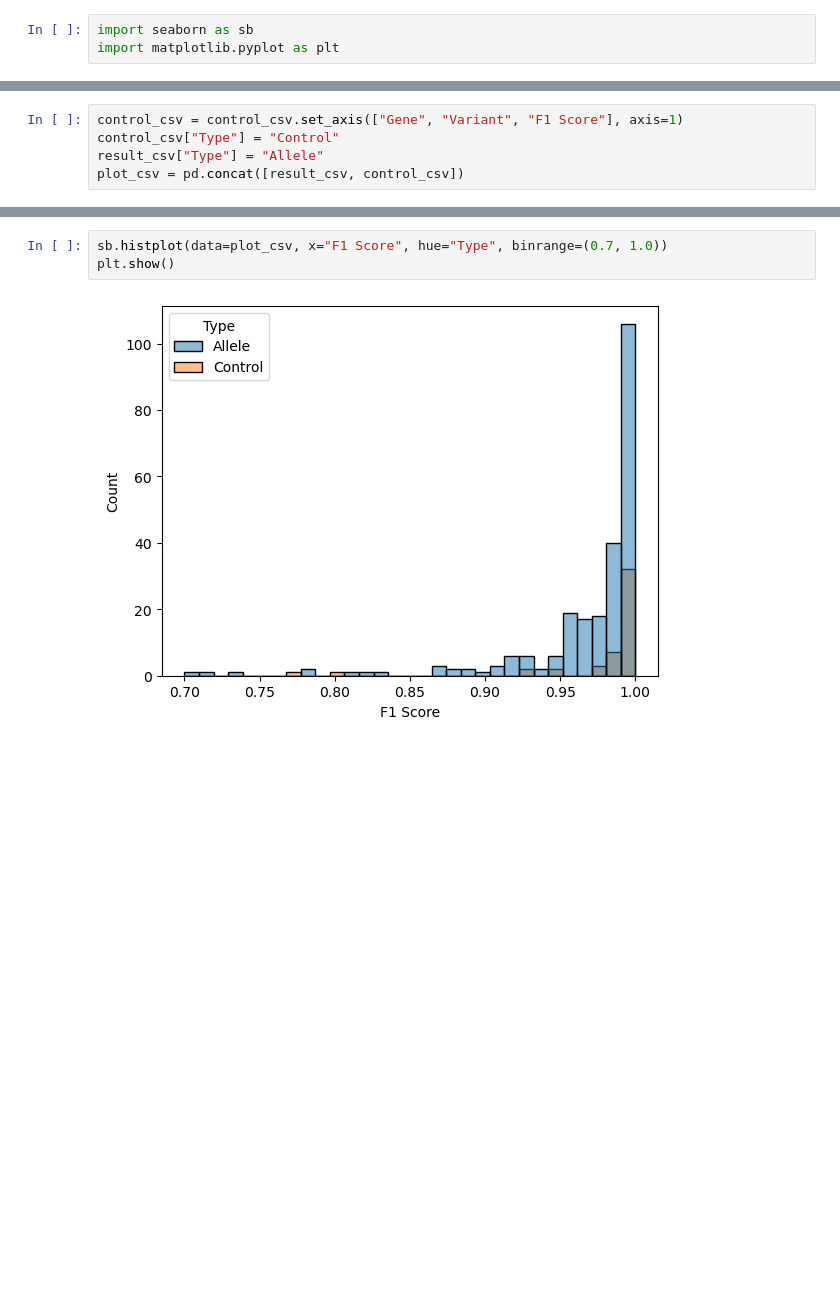
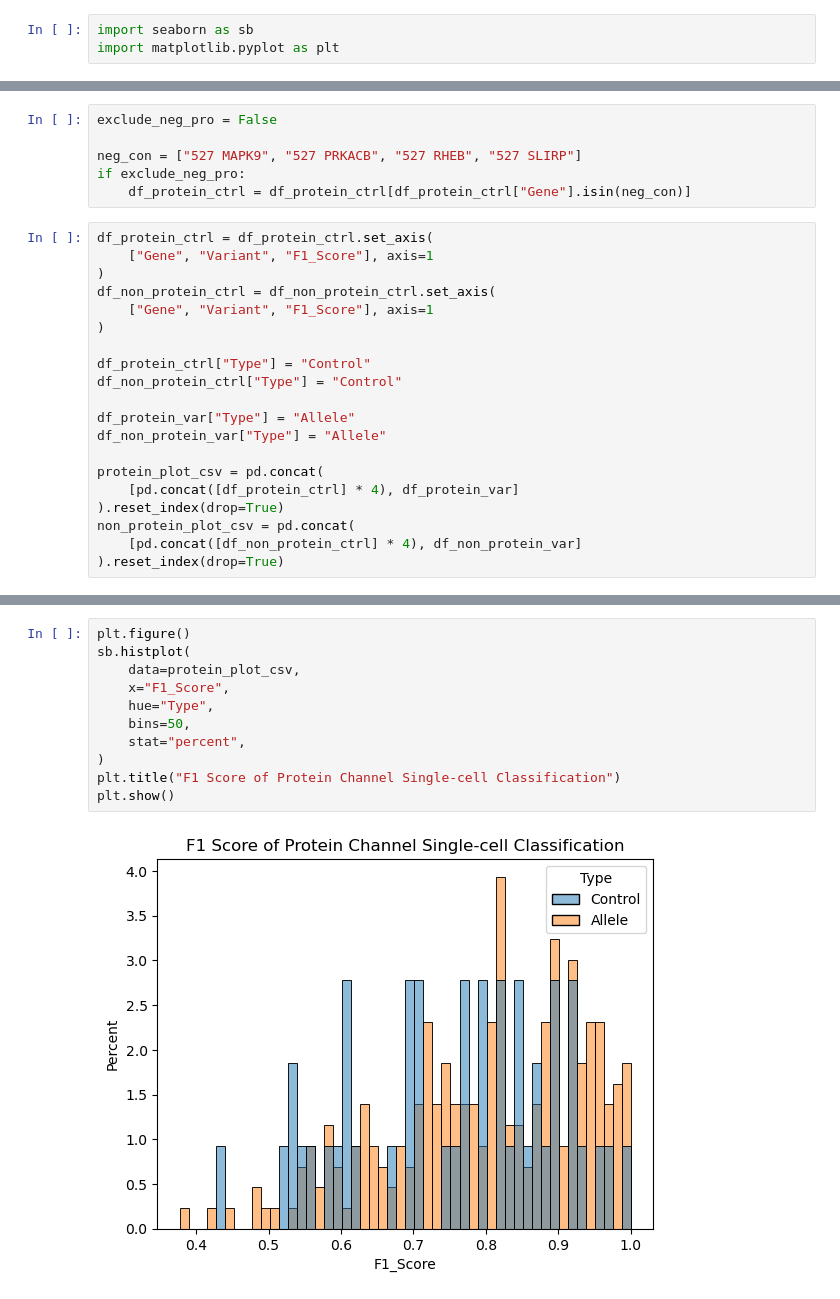
Before and after one commit to runxi-shen/2021_09_01_VarChAMP, a Jupyter notebook: 6.downstream_analysis/1.phenotype_analysis.ipynb, the cells around one changed output, grey strips where cells are left out. Drawn from its saved outputs; the diff is of its cells as text; blank space fills up the shorter version.

```diff
--- a/6.downstream_analysis/1.phenotype_analysis.ipynb
+++ b/6.downstream_analysis/1.phenotype_analysis.ipynb
@@ -200,5 +306,26 @@ import matplotlib.pyplot as plt
+# %%
+exclude_neg_pro = False
+
+neg_con = ["527 MAPK9", "527 PRKACB", "527 RHEB", "527 SLIRP"]
+if exclude_neg_pro:
+    df_protein_ctrl = df_protein_ctrl[df_protein_ctrl["Gene"].isin(neg_con)]
 # %%
-control_csv = control_csv.set_axis(["Gene", "Variant", "F1 Score"], axis=1)
-control_csv["Type"] = "Control"
-result_csv["Type"] = "Allele"
-plot_csv = pd.concat([result_csv, control_csv])
+df_protein_ctrl = df_protein_ctrl.set_axis(
+    ["Gene", "Variant", "F1_Score"], axis=1
+)
+df_non_protein_ctrl = df_non_protein_ctrl.set_axis(
+    ["Gene", "Variant", "F1_Score"], axis=1
+)
+
+df_protein_ctrl["Type"] = "Control"
+df_non_protein_ctrl["Type"] = "Control"
+
+df_protein_var["Type"] = "Allele"
+df_non_protein_var["Type"] = "Allele"
+
+protein_plot_csv = pd.concat(
+    [pd.concat([df_protein_ctrl] * 4), df_protein_var]
+).reset_index(drop=True)
+non_protein_plot_csv = pd.concat(
+    [pd.concat([df_non_protein_ctrl] * 4), df_non_protein_var]
+).reset_index(drop=True)
@@ -209,5 +365,13 @@ np.percentile(np.array(control_csv["F1 Score"]), 90)
 # %%
-sb.histplot(data=plot_csv, x="F1 Score", hue="Type", binrange=(0.7, 1.0))
+plt.figure()
+sb.histplot(
+    data=protein_plot_csv,
+    x="F1_Score",
+    hue="Type",
+    bins=50,
+    stat="percent",
+)
+plt.title("F1 Score of Protein Channel Single-cell Classification")
 plt.show()
 # %% [output]
-[figure, old version]
+[figure, new version]
```
Also changed, not shown: parts of 28 cells of this notebook, 3 other files.
